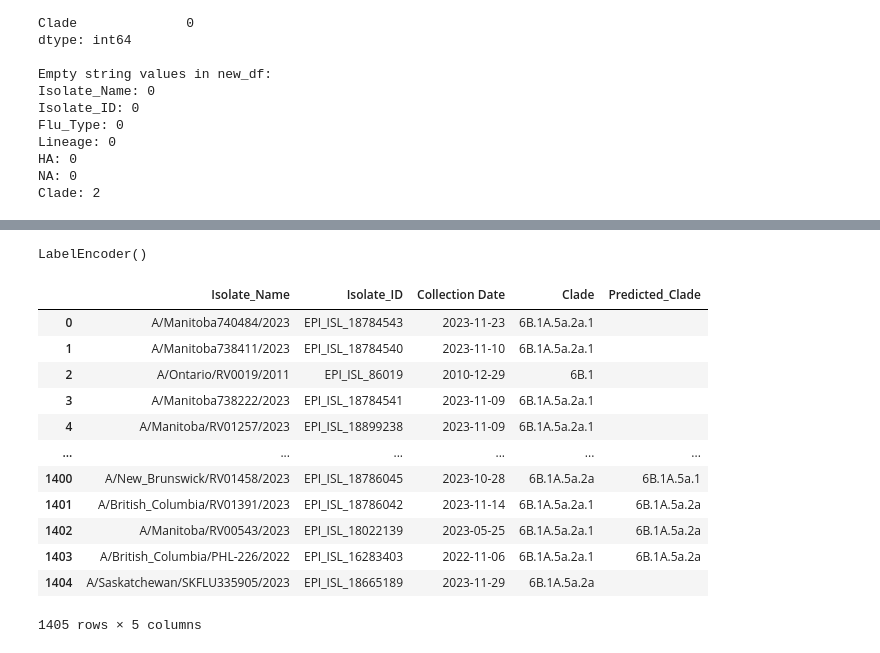
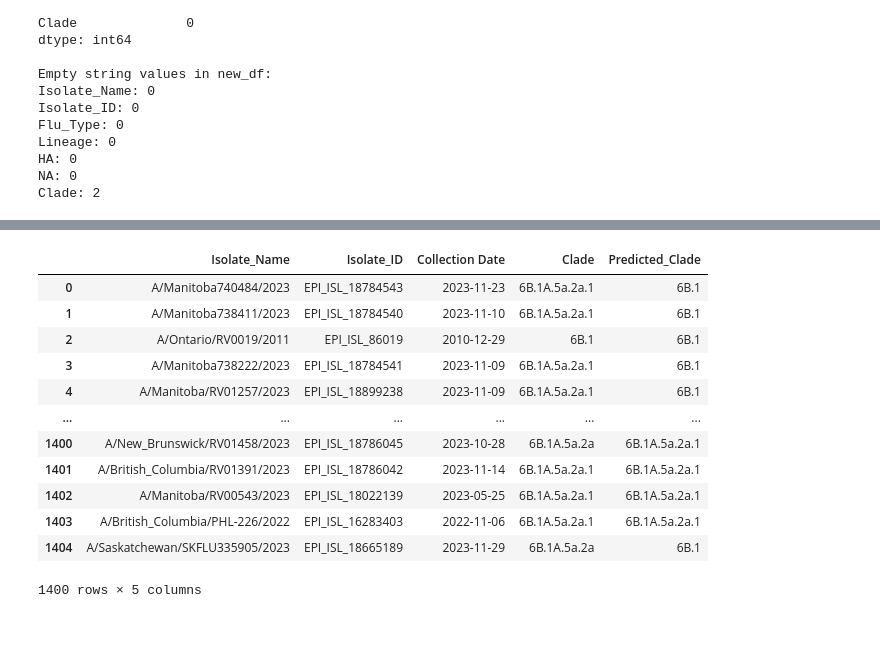
Before and after one commit to ajvilleg/learn-flu, a Jupyter notebook: learn-flu.ipynb, the cells around one changed output, grey strips where cells are left out. Cells and saved outputs as stored; diff of their text form; code cells hidden in the pictures.

Commit message:
Added more cleaning for test, and fixed issue with not using the previously trained label encoder for y/clade, resulting in wrong encoded clades

```diff
--- a/learn-flu.ipynb
+++ b/learn-flu.ipynb
@@ -269,3 +269,11 @@ df.dropna(subset=['Clade'], inplace=True)  # Drop rows with NaN (including empty
+# %%
+# Drop rows with empty strings in the training data
+
+# Create a mask of rows with empty strings
+train_mask = (df == '').any(axis=1)
+
+# Invert the mask to keep rows without empty strings
+df = df[~train_mask]
 # %%
 # Check for missing values and empty strings
 print("Missing values in df:")
@@ -789,3 +797,14 @@ Lineage: 0
 HA: 0
 NA: 0
 Clade: 2
+# %%
+# Drop rows with nulls in the test data
+new_df.dropna(subset=['Clade'], inplace=True)  # Drop rows with NaN
+# %%
+# Drop rows with empty strings in the test data
+
+# Create a mask of rows with empty strings
+test_mask = (new_df == '').any(axis=1)
+
+# Invert the mask to keep rows without empty strings
+new_df = new_df[~test_mask]
@@ -791,0 +858,3 @@ Clade: 2
+# %%
+# Drop rows with "unassigned" in 'Clade' from the test data
+new_df = new_df[new_df['Clade'] != 'unassigned']  # Filter out rows with label "unassigned"
@@ -901,39 +968,38 @@ for i in range(len(new_na_features)):
 
 X_new = np.concatenate((new_ha_features, new_na_features), axis=1)
 # %%
-# Label encoding for the new data (new_df)
-le_new = LabelEncoder()
+# # Label encoding for the new data (new_df)
+# le_new = LabelEncoder()
 
-# Re-fit the encoder with unique values from the new data ONLY
-le_new.fit(new_df['Clade'])
+# # Re-fit the encoder with unique values from the new data ONLY
+# le_new.fit(new_df['Clade'])
-# %% [output]
-LabelEncoder()
 # %%
 # Predict using the trained model
 y_pred_new = model.predict(X_new)
 
 # Decode predictions to get the original Clade labels
-predicted_clades = le_new.inverse_transform(y_pred_new)
+# predicted_clades = le_new.inverse_transform(y_pred_new)
+predicted_clades = le.inverse_transform(y_pred_new)
 
 # Add predicted clades back to new_df
 new_df['Predicted_Clade'] = predicted_clades
 
 # Display the data with predictions and true clades
 display(new_df[['Isolate_Name', 'Isolate_ID', 'Collection Date', 'Clade', 'Predicted_Clade']])  # Display true and predicted clades
 # %% [output]
 |  | Isolate_Name | Isolate_ID | Collection Date | Clade | Predicted_Clade |
-| 0 | A/Manitoba740484/2023 | EPI_ISL_18784543 | 2023-11-23 | 6B.1A.5a.2a.1 |  |
-| 1 | A/Manitoba738411/2023 | EPI_ISL_18784540 | 2023-11-10 | 6B.1A.5a.2a.1 |  |
-| 2 | A/Ontario/RV0019/2011 | EPI_ISL_86019 | 2010-12-29 | 6B.1 |  |
-| 3 | A/Manitoba738222/2023 | EPI_ISL_18784541 | 2023-11-09 | 6B.1A.5a.2a.1 |  |
-| 4 | A/Manitoba/RV01257/2023 | EPI_ISL_18899238 | 2023-11-09 | 6B.1A.5a.2a.1 |  |
+| 0 | A/Manitoba740484/2023 | EPI_ISL_18784543 | 2023-11-23 | 6B.1A.5a.2a.1 | 6B.1 |
+| 1 | A/Manitoba738411/2023 | EPI_ISL_18784540 | 2023-11-10 | 6B.1A.5a.2a.1 | 6B.1 |
+| 2 | A/Ontario/RV0019/2011 | EPI_ISL_86019 | 2010-12-29 | 6B.1 | 6B.1 |
+| 3 | A/Manitoba738222/2023 | EPI_ISL_18784541 | 2023-11-09 | 6B.1A.5a.2a.1 | 6B.1 |
+| 4 | A/Manitoba/RV01257/2023 | EPI_ISL_18899238 | 2023-11-09 | 6B.1A.5a.2a.1 | 6B.1 |
 | ... | ... | ... | ... | ... | ... |
-| 1400 | A/New_Brunswick/RV01458/2023 | EPI_ISL_18786045 | 2023-10-28 | 6B.1A.5a.2a | 6B.1A.5a.1 |
-| 1401 | A/British_Columbia/RV01391/2023 | EPI_ISL_18786042 | 2023-11-14 | 6B.1A.5a.2a.1 | 6B.1A.5a.2a |
-| 1402 | A/Manitoba/RV00543/2023 | EPI_ISL_18022139 | 2023-05-25 | 6B.1A.5a.2a.1 | 6B.1A.5a.2a |
-| 1403 | A/British_Columbia/PHL-226/2022 | EPI_ISL_16283403 | 2022-11-06 | 6B.1A.5a.2a.1 | 6B.1A.5a.2a |
-| 1404 | A/Saskatchewan/SKFLU335905/2023 | EPI_ISL_18665189 | 2023-11-29 | 6B.1A.5a.2a |  |
+| 1400 | A/New_Brunswick/RV01458/2023 | EPI_ISL_18786045 | 2023-10-28 | 6B.1A.5a.2a | 6B.1A.5a.2a.1 |
+| 1401 | A/British_Columbia/RV01391/2023 | EPI_ISL_18786042 | 2023-11-14 | 6B.1A.5a.2a.1 | 6B.1A.5a.2a.1 |
+| 1402 | A/Manitoba/RV00543/2023 | EPI_ISL_18022139 | 2023-05-25 | 6B.1A.5a.2a.1 | 6B.1A.5a.2a.1 |
+| 1403 | A/British_Columbia/PHL-226/2022 | EPI_ISL_16283403 | 2022-11-06 | 6B.1A.5a.2a.1 | 6B.1A.5a.2a.1 |
+| 1404 | A/Saskatchewan/SKFLU335905/2023 | EPI_ISL_18665189 | 2023-11-29 | 6B.1A.5a.2a | 6B.1 |
-1405 rows × 5 columns
+1400 rows × 5 columns
 # %%
 
 # Calculate and display metrics
```
Also changed, not shown: parts of 15 cells of this notebook.
